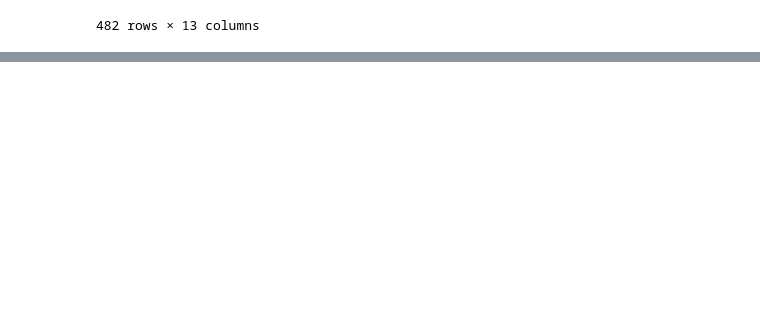
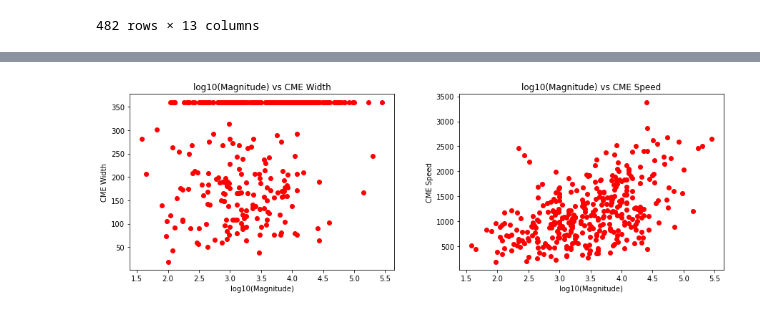
Before and after one commit to acoppens-umd/cmsc320, a Jupyter notebook: Project 1/CMSC320_Project1.ipynb, the cells around one changed output, grey strips where cells are left out. Drawn from its saved outputs; the diff is of its cells as text; code cells hidden in the pictures; blank space fills up the shorter version.

```diff
--- a/Project 1/CMSC320_Project1.ipynb
+++ b/Project 1/CMSC320_Project1.ipynb
@@ -383,0 +668,39 @@ nasa
+# %%
+#Additionally does CME magnitude have any correlation with CME Width or CME Speed?
+#To clarify, magnitude is a calculation of relative intensity based on the classification of a CME.
+
+nasa = nasa.replace('360h', '360')
+
+magnitudes = []
+widths = []
+speeds = []
+
+for index, row in nasa.iterrows():
+    if magnitude(row[7]) == 0 or np.isnan(float(row[10])) or np.isnan(float(row[12])):
+        continue
+    magnitudes.append(np.log10(magnitude(row[7])))
+    widths.append(float(row[10]))
+    speeds.append(float(row[12]))
+
+fig, ax = plt.subplots(1, 2)
+
+fig.tight_layout()
+
+ax[0].scatter(magnitudes, widths, color='r')
+ax[0].set_title('log10(Magnitude) vs CME Width')
+ax[0].set_ylabel('CME Width')
+ax[0].set_xlabel('log10(Magnitude)')
+
+ax[1].scatter(magnitudes, speeds, color='r')
+ax[1].set_title('log10(Magnitude) vs CME Speed')
+ax[1].set_ylabel('CME Speed')
+ax[1].set_xlabel('log10(Magnitude)')
+
+plt.subplots_adjust(right = 2)
+
+#There is no visible correlation between log10(Magnitude) and CME Width. Additionally, a large portion of the datapoints
+#have CME=360 which significantly skews the distribution towards high CME.
+
+#There appears to be a moderate possitive correlation between log10(Magnitude) and CME Speed.
+# %% [output]
+[figure, added]
```
Also changed, not shown: parts of 26 cells of this notebook.
